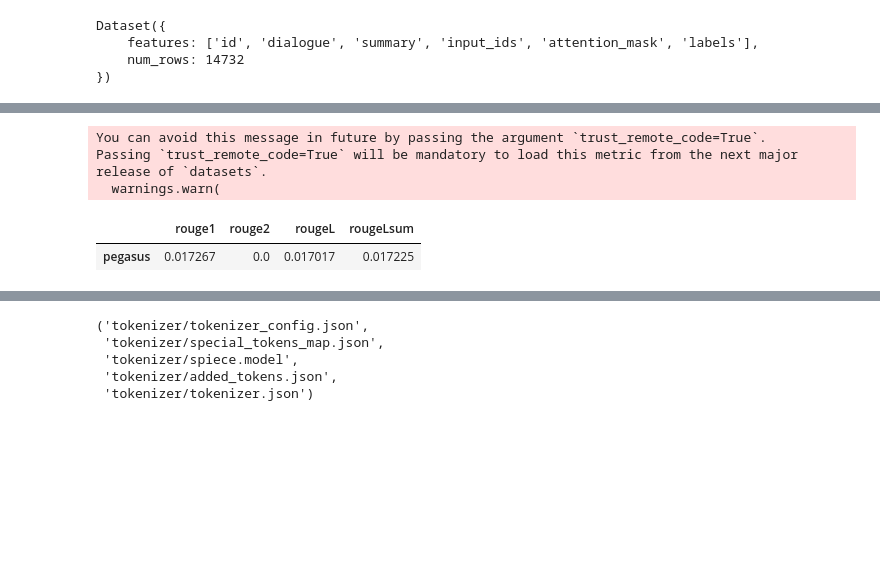
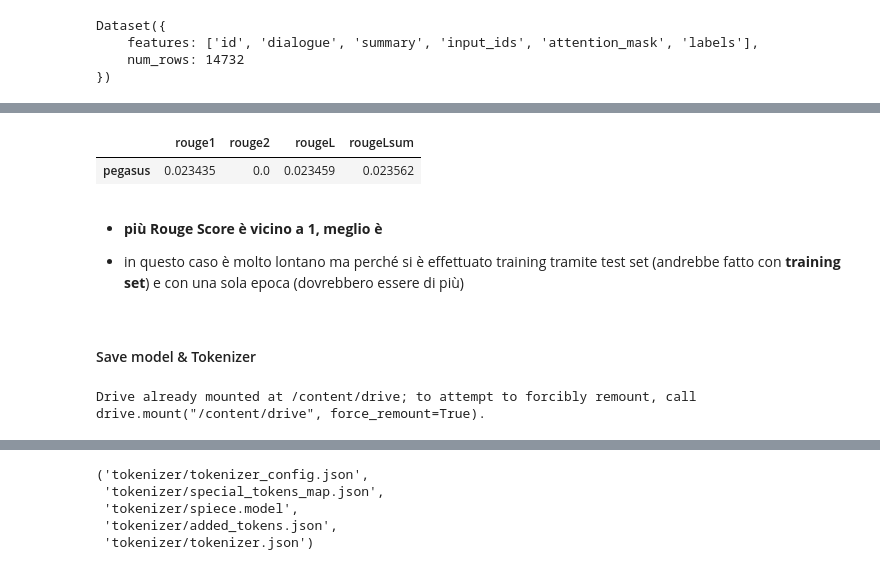
Before and after one commit to matteo9903/FCC, a Jupyter notebook: Huggingface Platform and its API/Text_Summarizer_project.ipynb, the cells around one changed output, grey strips where cells are left out. Saved outputs shown, nothing was run; the diff lists cells and outputs as text; code cells hidden in the pictures; blank space fills up the shorter version.

Commit message:
Creato con Colab

```diff
--- a/Huggingface Platform and its API/Text_Summarizer_project.ipynb
+++ b/Huggingface Platform and its API/Text_Summarizer_project.ipynb
@@ -269,18 +354,29 @@ def calculate_metric_on_test_ds(dataset, metric, model, tokenizer,
 # %%
+# ho varie tipologie di metriche
 rouge_names = ["rouge1", "rouge2", "rougeL", "rougeLsum"]
-rouge_metric = load_metric('rouge')
+rouge_metric = load('rouge')
-# %% [output]
-You can avoid this message in future by passing the argument `trust_remote_code=True`.
-Passing `trust_remote_code=True` will be mandatory to load this metric from the next major release of `datasets`.
-  warnings.warn(
 # %%
 score = calculate_metric_on_test_ds(
     dataset_samsum['test'][0:10], rouge_metric, trainer.model, tokenizer, batch_size = 2, column_text = 'dialogue', column_summary= 'summary'
-)
+    # dataset_samsum['test'], rouge_metric, trainer.model, tokenizer, batch_size = 2, column_text = 'dialogue', column_summary= 'summary'
+    )
+# ---------------------------------------------------
+# in realtà punteggio si dovrebbe calcolare per tutto test set, ma qua
+# si usano solo i primi 10 elementi per questioni di tempistiche
+# ---------------------------------------------------
 
-rouge_dict = dict((rn, score[rn].mid.fmeasure ) for rn in rouge_names )
-
-pd.DataFrame(rouge_dict, index = [f'pegasus'] )
+pd.DataFrame(score, index = [f'pegasus'] )
 # %% [output]
 |  | rouge1 | rouge2 | rougeL | rougeLsum |
-| pegasus | 0.017267 | 0.0 | 0.017017 | 0.017225 |
+| pegasus | 0.023435 | 0.0 | 0.023459 | 0.023562 |
+# %% [markdown]
+*   **più Rouge Score è vicino a 1, meglio è**
+
+*   in questo caso è molto lontano ma perché si è effettuato training tramite test set (andrebbe fatto con **training set**) e con una sola epoca (dovrebbero essere di più)
+# %% [markdown]
+#### Save model & Tokenizer
+# %%
+from google.colab import drive
+drive.mount('/content/drive')
+# %% [output]
+Drive already mounted at /content/drive; to attempt to forcibly remount, call drive.mount("/content/drive", force_remount=True).
```
Also changed, not shown: parts of 42 cells of this notebook.
